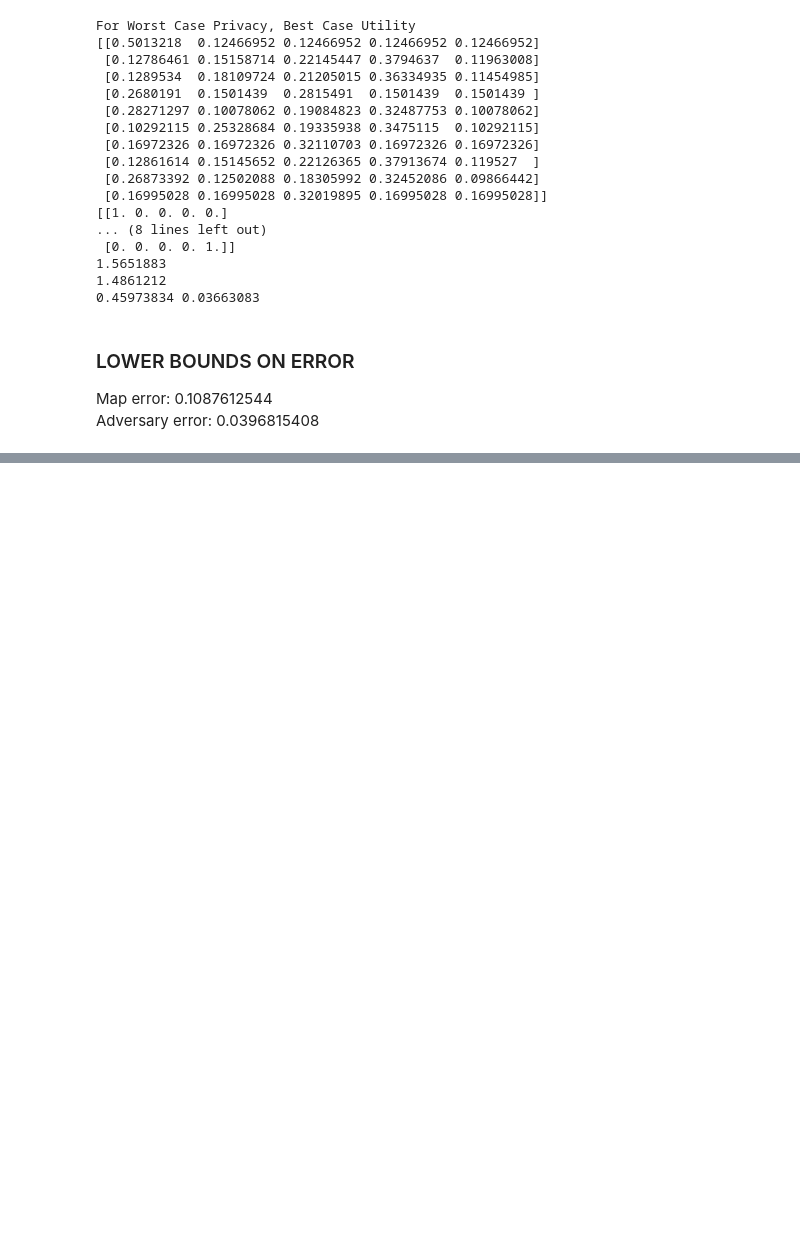
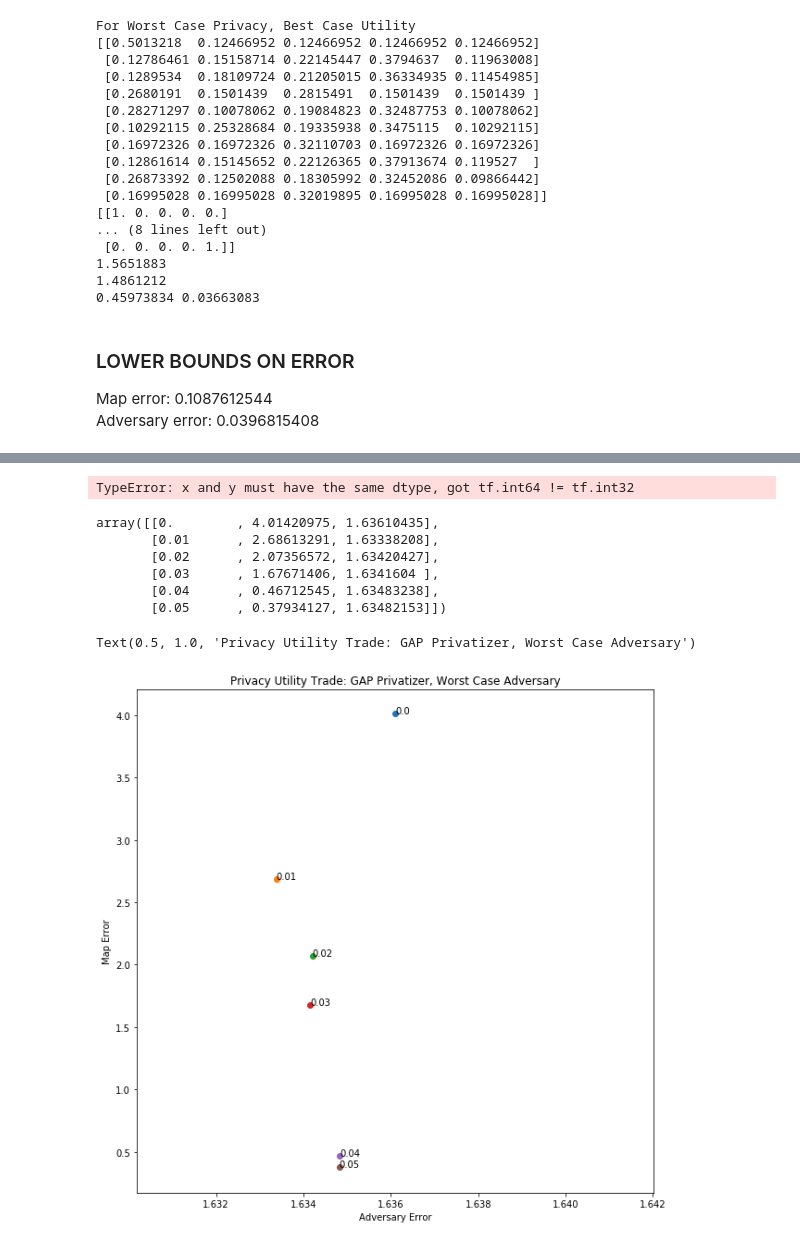
Before and after one commit to lillyclark/privacy-utility, a Jupyter notebook: PLOT automation.ipynb, the cells around one changed output, grey strips where cells are left out. Cells and saved outputs as stored; diff of their text form; code cells hidden in the pictures; blank space fills up the shorter version.

```diff
--- a/PLOT automation.ipynb
+++ b/PLOT automation.ipynb
@@ -895,2 +899,31 @@ SyntaxError: invalid syntax (<ipython-input-233-bcc20d154269>, line 1)
+# %%
+tf.math.count_nonzero(trueusers-users)/tf.shape(trueusers)
+# %% [output]
+TypeError: x and y must have the same dtype, got tf.int64 != tf.int32
+# %%
+all_data
+# %% [output]
+array([[0.        , 4.01420975, 1.63610435],
+       [0.01      , 2.68613291, 1.63338208],
+       [0.02      , 2.07356572, 1.63420427],
+       [0.03      , 1.67671406, 1.6341604 ],
+       [0.04      , 0.46712545, 1.63483238],
+       [0.05      , 0.37934127, 1.63482153]])
+# %%
+GAP_data = all_data
+# %%
+GAP_data = np.append(GAP_data, all_data, axis=0)
+# %%
+fig = plt.figure(figsize=(10,10))
+for i in np.unique(GAP_data[:,0]):
+    indices = np.where(GAP_data[:,0]==i)
+    plt.scatter(np.mean(GAP_data[indices][:,2]), np.mean(GAP_data[indices][:,1]))
+    plt.text(np.mean(GAP_data[indices][:,2]), np.mean(GAP_data[indices][:,1]), str(GAP_data[indices][0][0]))
+plt.xlabel("Adversary Error")
+plt.ylabel("Map Error")
+plt.title("Privacy Utility Trade: GAP Privatizer, Worst Case Adversary")
+# %% [output]
+Text(0.5, 1.0, 'Privacy Utility Trade: GAP Privatizer, Worst Case Adversary')
+[figure, added]
 # %%
 tf.keras.backend.clear_session()
```
Also changed, not shown: parts of 18 cells of this notebook.
